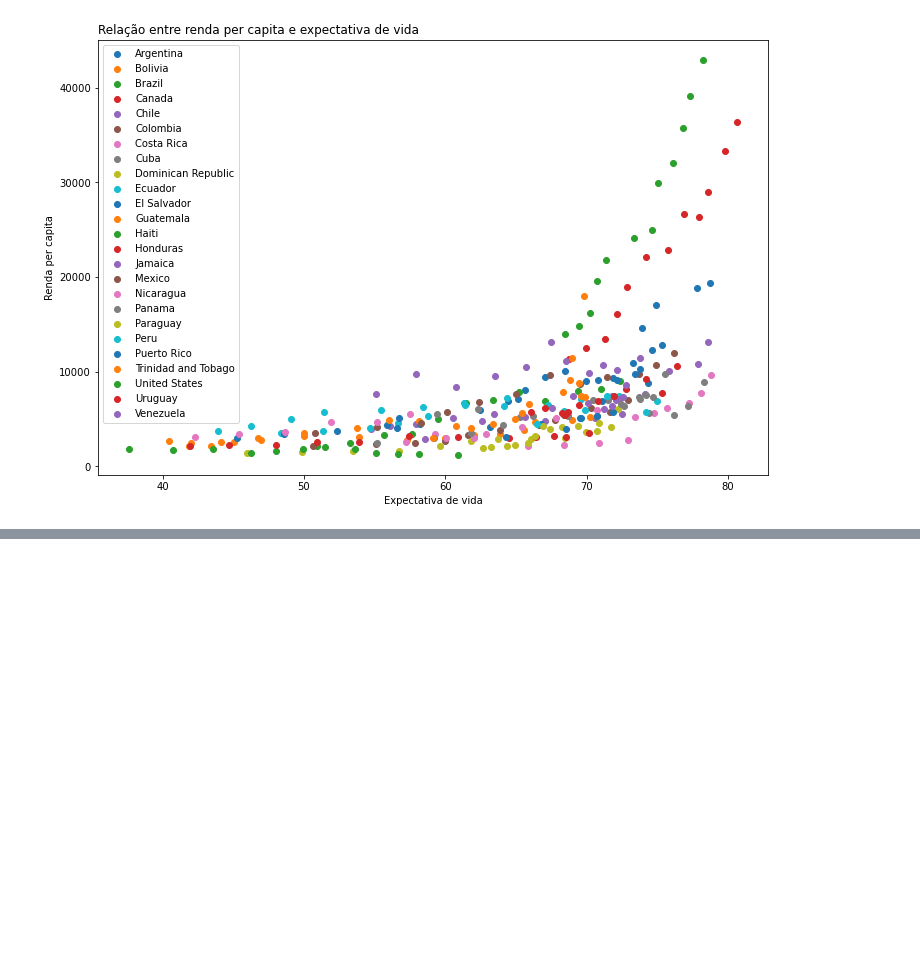
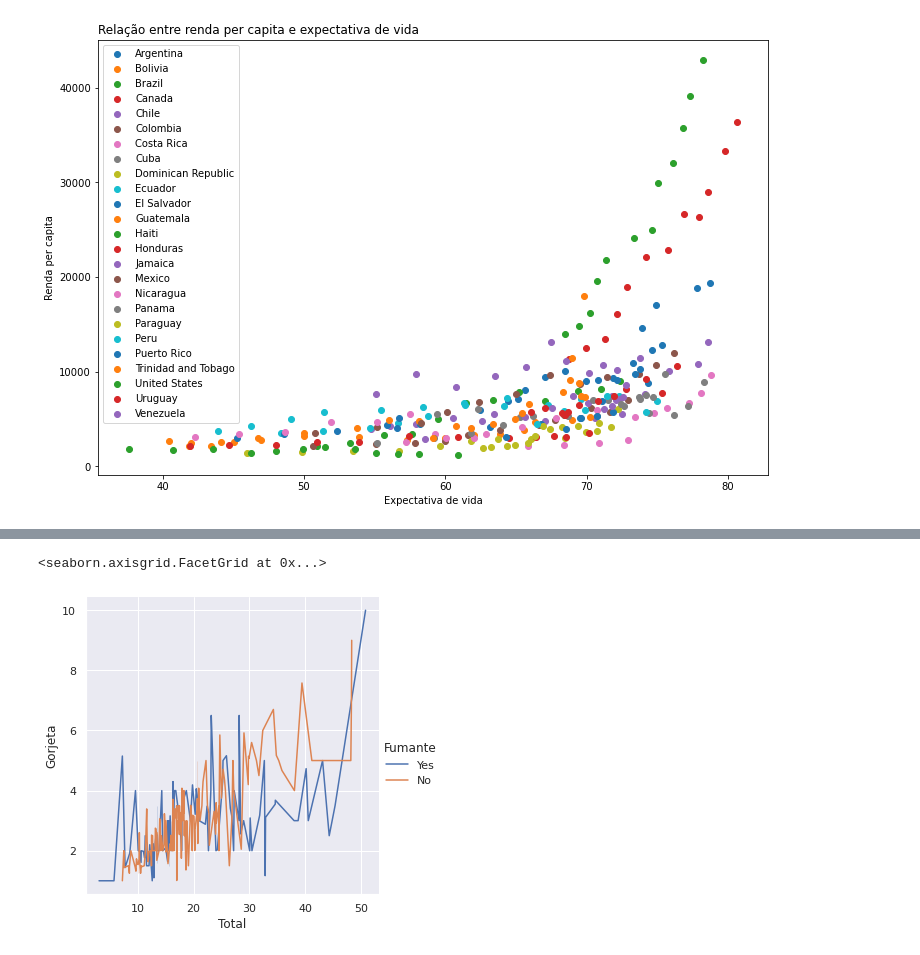
Before and after one commit to luizfernandopavanello/python_courses, a Jupyter notebook: soukAnalyticsPython/01_Programação_Python.ipynb, the cells around one changed output, grey strips where cells are left out. Saved outputs shown, nothing was run; the diff lists cells and outputs as text; code cells hidden in the pictures; blank space fills up the shorter version.

```diff
--- a/soukAnalyticsPython/01_Programação_Python.ipynb
+++ b/soukAnalyticsPython/01_Programação_Python.ipynb
@@ -886,0 +960,7 @@ Text(0, 0.5, 'Renda per capita')
+# %%
+# Gráfico de linha com 2 Eixos
+sns.relplot( x='Total', y='Gorjeta', data=Base_Dados,
+            kind='line', hue='Fumante')
+# %% [output]
+<seaborn.axisgrid.FacetGrid at 0x...>
+[figure, added]
```
Also changed, not shown: parts of 16 cells of this notebook.
